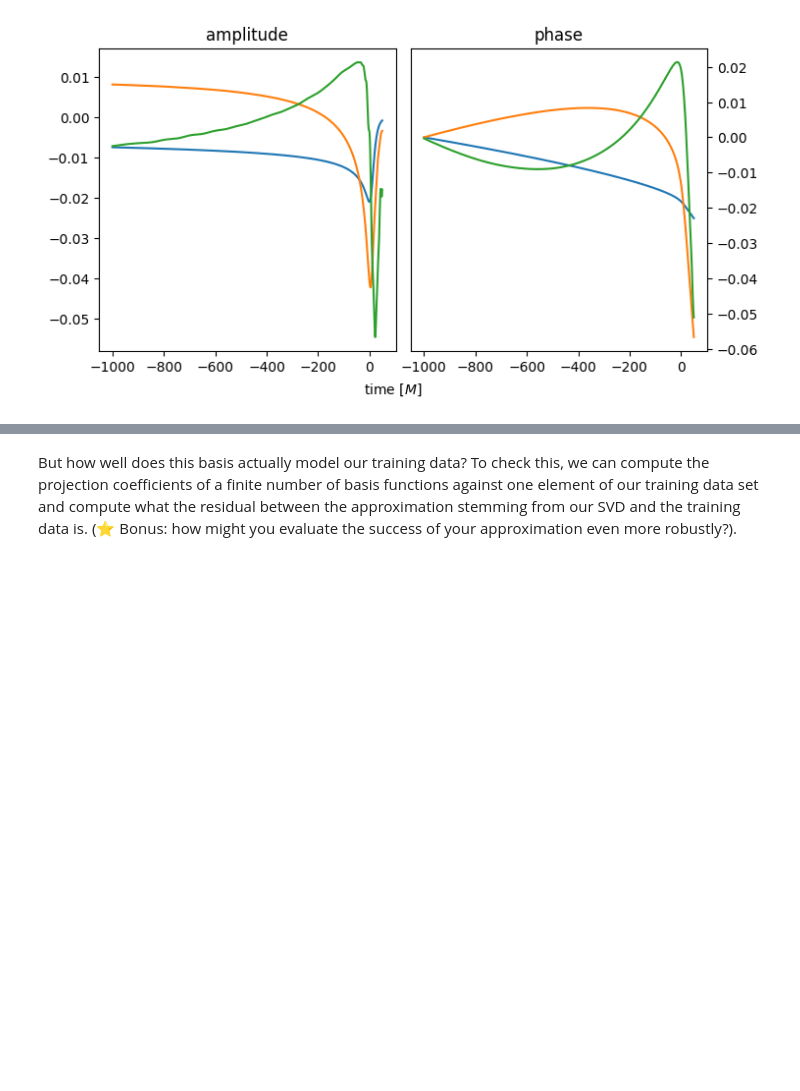
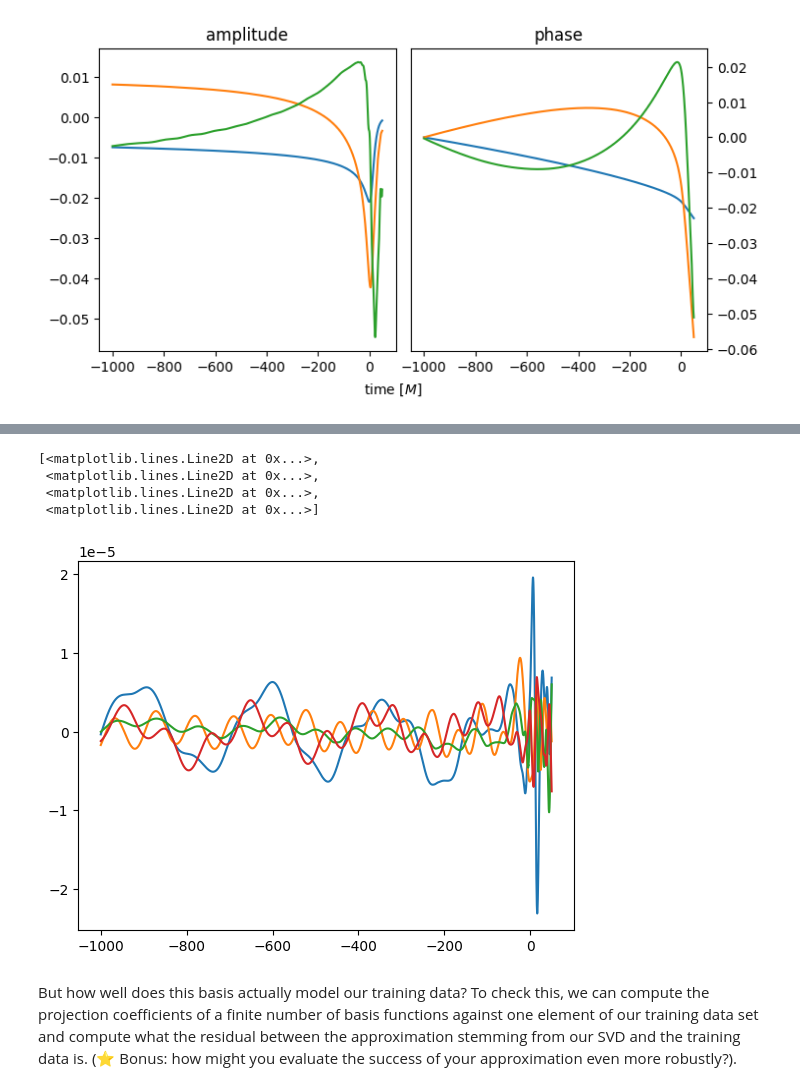
Before and after one commit to keefemitman/SXSAndSurrogates, a Jupyter notebook: Tutorial.ipynb, the cells around one changed output, grey strips where cells are left out. Cells and saved outputs as stored; diff of their text form; code cells hidden in the pictures; blank space fills up the shorter version.

```diff
--- a/Tutorial.ipynb
+++ b/Tutorial.ipynb
@@ -523,0 +543,7 @@ fig.text(0.5, 0.0, r'time $[M]$', ha='center');
+# %%
+transformer = FastICA(
+    n_components=None,
+    random_state=0,
+    whiten='unit-variance'
+)
+As_transformed = transformer.fit_transform(As)
@@ -524,3 +554,11 @@ fig.text(0.5, 0.0, r'time $[M]$', ha='center');
+# %%
+plt.plot(t_common, transformer.mixing_[:,:4])
+# %% [output]
+[<matplotlib.lines.Line2D at 0x...>,
+ <matplotlib.lines.Line2D at 0x...>,
+ <matplotlib.lines.Line2D at 0x...>,
+ <matplotlib.lines.Line2D at 0x...>]
+[figure, added]
 # %% [markdown]
 But how well does this basis actually model our training data? To check this, we can compute the projection coefficients of a finite number of basis functions against one element of our training data set and compute what the residual between the approximation stemming from our SVD and the training data is. (⭐️ Bonus: how might you evaluate the success of your approximation even more robustly?).
 # %%
```
Also changed, not shown: parts of 8 cells of this notebook.
